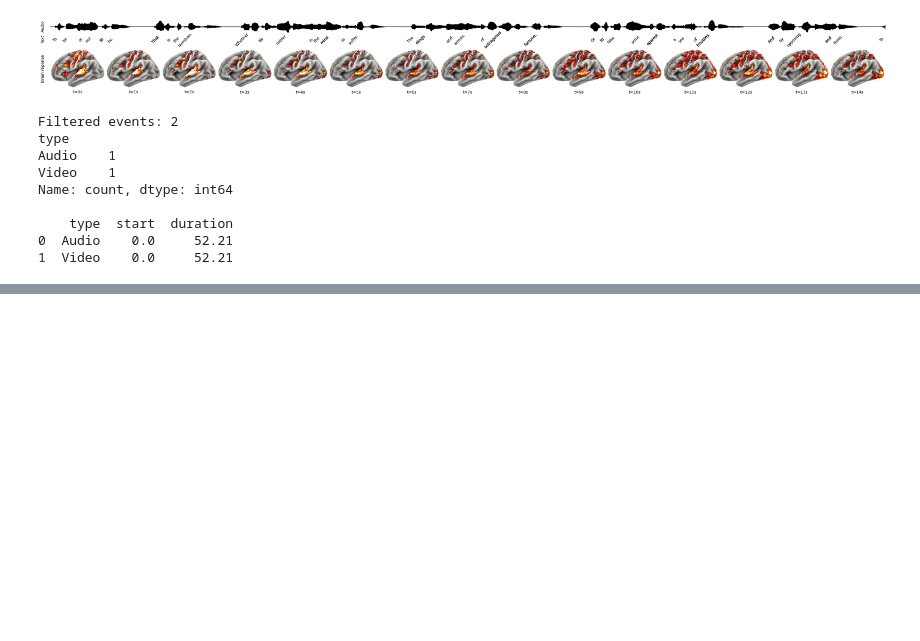
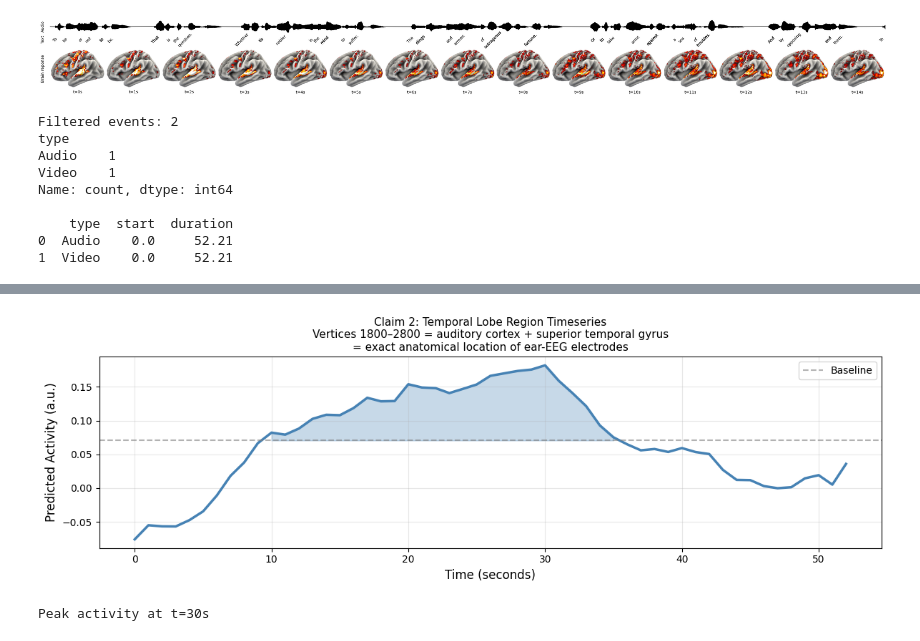
Before and after one commit to abhishaiganta/tribev2, a Jupyter notebook: tribe_demo.ipynb, the cells around one changed output, grey strips where cells are left out. Saved outputs shown, nothing was run; the diff lists cells and outputs as text; code cells hidden in the pictures; blank space fills up the shorter version.

Commit message:
initial proof of concept - Claim 2 temporal lobe timeseries demonstrated

```diff
--- a/tribe_demo.ipynb
+++ b/tribe_demo.ipynb
@@ -230,0 +335,35 @@ DEBUG:neuralset.extractors.video:Created Tensor with size (104, 20, 1408)
+# %%
+import numpy as np
+import matplotlib.pyplot as plt
+
+# ---- CLAIM 2: Temporal Region Timeseries ----
+TEMPORAL_VERTICES = slice(1800, 2800)
+temporal_signal = preds[:, TEMPORAL_VERTICES].mean(axis=1)
+time = np.arange(len(temporal_signal))
+
+fig, ax = plt.subplots(figsize=(12, 4))
+ax.plot(time, temporal_signal, color="steelblue", linewidth=2.5)
+ax.fill_between(time, temporal_signal,
+                temporal_signal.mean(),
+                where=(temporal_signal > temporal_signal.mean()),
+                alpha=0.3, color="steelblue")
+ax.axhline(temporal_signal.mean(), color="gray",
+           linestyle="--", alpha=0.6, label="Baseline")
+ax.set_xlabel("Time (seconds)", fontsize=12)
+ax.set_ylabel("Predicted Activity (a.u.)", fontsize=12)
+ax.set_title(
+    "Claim 2: Temporal Lobe Region Timeseries\n"
+    "Vertices 1800–2800 = auditory cortex + superior temporal gyrus\n"
+    "= exact anatomical location of ear-EEG electrodes",
+    fontsize=11
+)
+ax.legend()
+ax.grid(alpha=0.3)
+plt.tight_layout()
+plt.savefig("/content/claim2_temporal_timeseries.png", dpi=150)
+plt.show()
+
+print(f"Peak activity at t={temporal_signal.argmax()}s")
+# %% [output]
+[figure, added]
+Peak activity at t=30s
```
Also changed, not shown: parts of 5 cells of this notebook.
